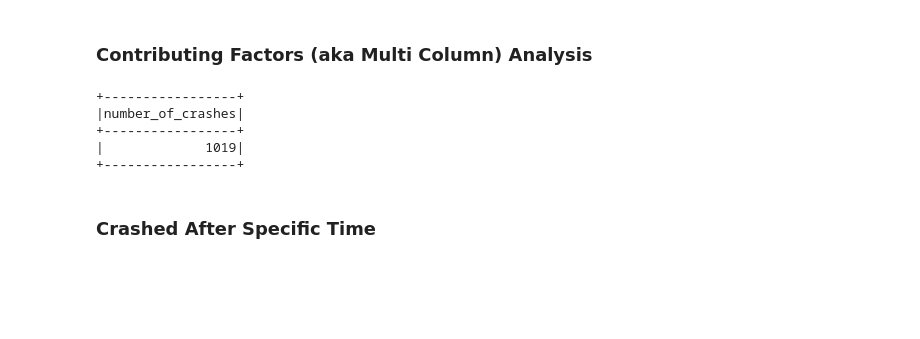
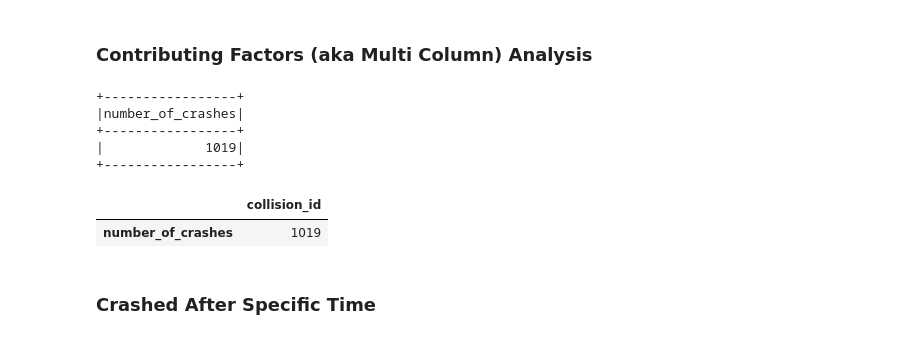
Before and after one commit to smartestnerdfromtown/NYC-Traffic-Accidents, a Jupyter notebook: analysis.ipynb, the cells around one changed output. Drawn from its saved outputs; the diff is of its cells as text; code cells hidden in the pictures; blank space fills up the shorter version.

```diff
--- a/analysis.ipynb
+++ b/analysis.ipynb
@@ -966,6 +950,45 @@ result.show()
 +-----------------+
 |             1019|
 +-----------------+
+# %%
+def contibuting_factors_pandas(factor: str) -> Optional[DataFrame]:
+    """
+    Select crash data with a specific number of injured people using pandas.
+
+    Parameters:
+    -----------
+    factor : str
+        Contributing Factor
+
+    Returns:
+    --------
+    DataFrame or None
+        Filtered DataFrame or None if error occurs
+    """
+    # Input validation.
+    if not factor or not isinstance(factor, str):
+        print("Error: Contributing Factor must be non-empty and String")
+        return None
+
+    try:
+        result = df_pandas[
+            (df_pandas['contributing_factor_vehicle_1'] == factor) |
+            (df_pandas['contributing_factor_vehicle_2'] == factor) |
+            (df_pandas['contributing_factor_vehicle_3'] == factor) |
+            (df_pandas['contributing_factor_vehicle_4'] == factor)
+        ].agg(number_of_crashes=('collision_id', 'count'))
+
+    except Exception as e:
+        print(f"Bro, something bad happened: {e}")
+        print("Returning None")
+        return None
+
+    return result
+# %%
+contibuting_factors_pandas(factor='Alcohol Involvement')
+# %% [output]
+|  | collision_id |
+| number_of_crashes | 1019 |
 # %% [markdown]
 ### Crashed After Specific Time
 # %%
```
Also changed, not shown: parts of 7 cells of this notebook.
